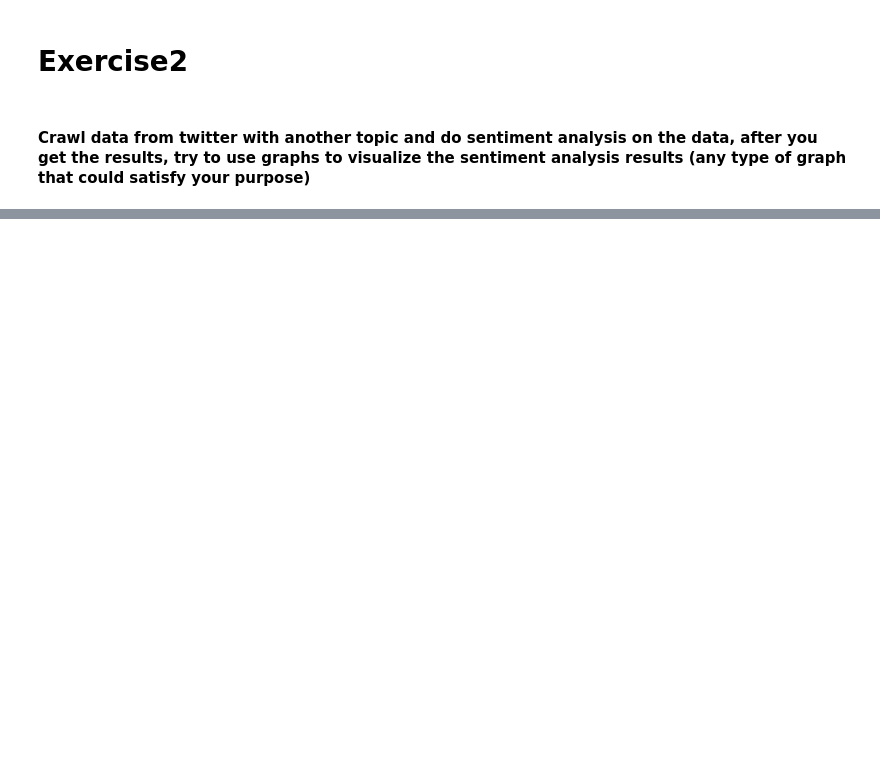
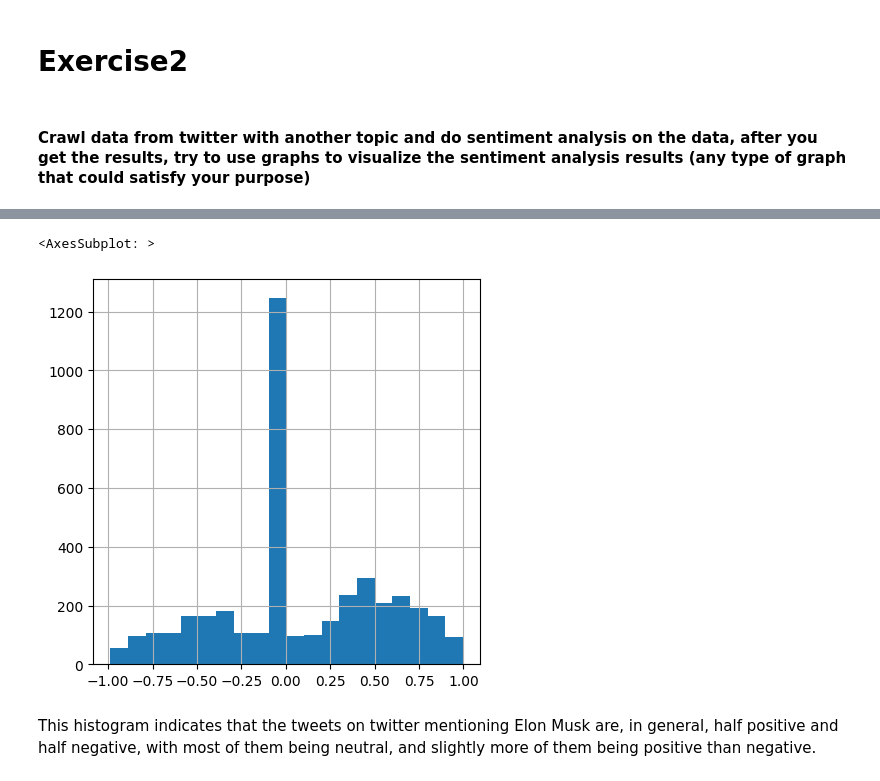
Before and after one commit to SichangHe/STATS401, a Jupyter notebook: lab5/Notebook2_Sentiment_Analysis.ipynb, the cells around one changed output, grey strips where cells are left out. Saved outputs shown, nothing was run; the diff lists cells and outputs as text; code cells hidden in the pictures; blank space fills up the shorter version.

```diff
--- a/lab5/Notebook2_Sentiment_Analysis.ipynb
+++ b/lab5/Notebook2_Sentiment_Analysis.ipynb
@@ -128,3 +189,17 @@ tw
 # Exercise2
 # %% [markdown]
 #### Crawl data from twitter with another topic and do sentiment analysis on the data, after you get the results, try to use graphs to visualize the sentiment analysis results (any type of graph that could satisfy your purpose)
+# %%
+tweets = []
+LIMIT = 0xFFFF
+for i, tweet in enumerate(
+    sntwitter.TwitterSearchScraper(
+        'Elon Musk lang:en'
+    ).get_items()
+):
+    if i >= LIMIT:
+        break
+    tweets.append([tweet.date, tweet.rawContent])
+# %%
+tweets = pd.DataFrame(tweets, columns=["Date", "Content"])
+tweets
@@ -130,0 +220,6 @@ tw
+# %%
+compound_sentiment = []
+for content in tweets.Content:
+    sentiment_dict = analyser.polarity_scores(content)
+    compound_sentiment.append(sentiment_dict["compound"])
+compound_sentiment
@@ -130,0 +244,2 @@ tw
+# %%
+tweets["Sentiment"] = compound_sentiment
@@ -130,0 +248,12 @@ tw
+# %%
+plt.figure(figsize=(5,5))
+tweets["Sentiment"].hist(bins=20)
+# %% [output]
+<AxesSubplot: >
+[figure, added]
+# %% [markdown]
+This histogram indicates that the tweets on twitter mentioning Elon Musk are,
+in general,
+half positive and half negative,
+with most of them being neutral,
+and slightly more of them being positive than negative.
```
Also changed, not shown: parts of 9 cells of this notebook.
